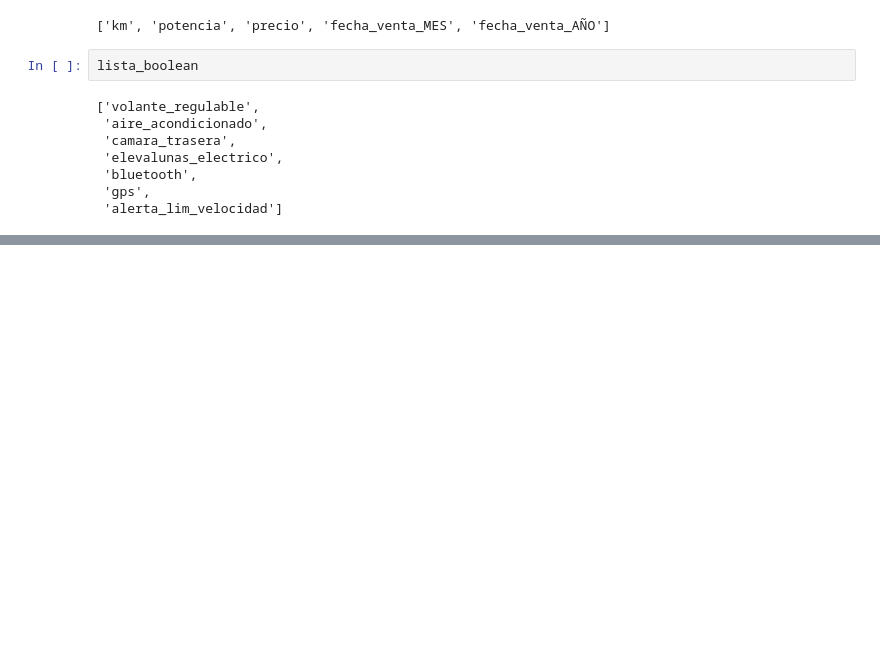
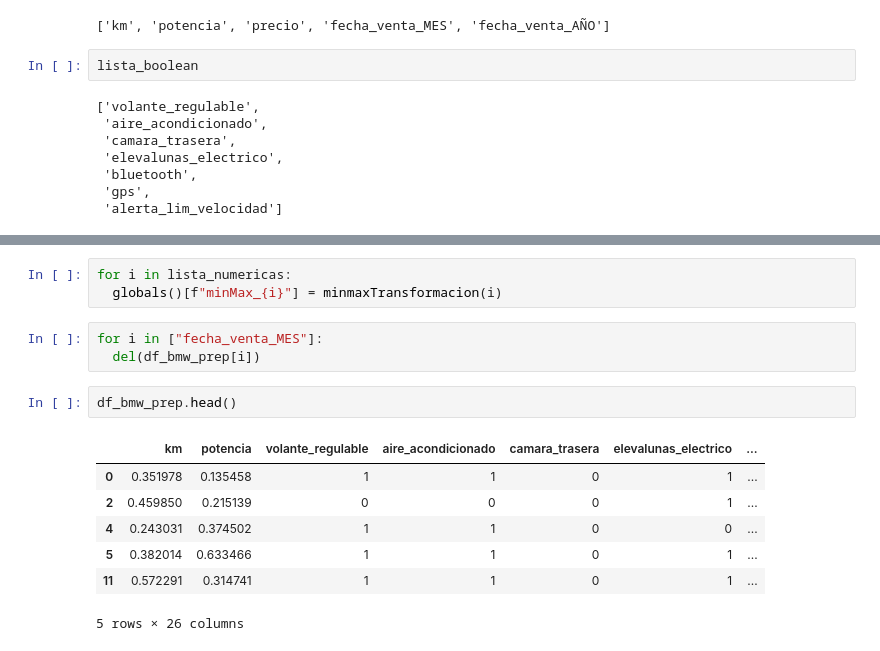
Before and after one commit to SyM97/primer_entregable, a Jupyter notebook: practica_entregable_Simeon_Mitev.ipynb, the cells around one changed output, grey strips where cells are left out. Saved outputs shown, nothing was run; the diff lists cells and outputs as text; blank space fills up the shorter version.

```diff
--- a/practica_entregable_Simeon_Mitev.ipynb
+++ b/practica_entregable_Simeon_Mitev.ipynb
@@ -457,0 +467,16 @@ df_bmw_prep.head()
+# %%
+for i in lista_numericas:
+  globals()[f"minMax_{i}"] = minmaxTransformacion(i)
+# %%
+for i in ["fecha_venta_MES"]:
+  del(df_bmw_prep[i])
+# %%
+df_bmw_prep.head()
+# %% [output]
+|  | km | potencia | volante_regulable | aire_acondicionado | camara_trasera | elevalunas_electrico | ... |
+| 0 | 0.351978 | 0.135458 | 1 | 1 | 0 | 1 | ... |
+| 2 | 0.459850 | 0.215139 | 0 | 0 | 0 | 1 | ... |
+| 4 | 0.243031 | 0.374502 | 1 | 1 | 0 | 0 | ... |
+| 5 | 0.382014 | 0.633466 | 1 | 1 | 0 | 1 | ... |
+| 11 | 0.572291 | 0.314741 | 1 | 1 | 0 | 1 | ... |
+5 rows × 26 columns
```
Also changed, not shown: parts of 16 cells of this notebook, 2 other files.
